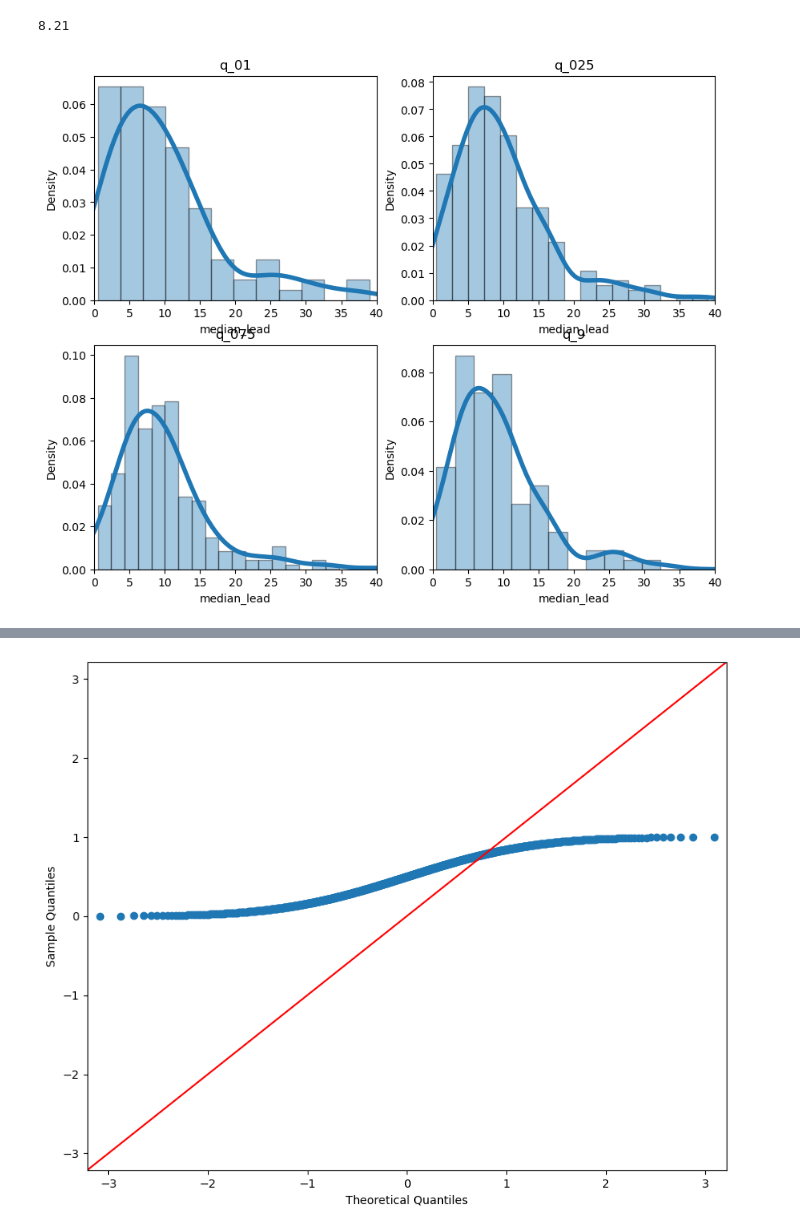
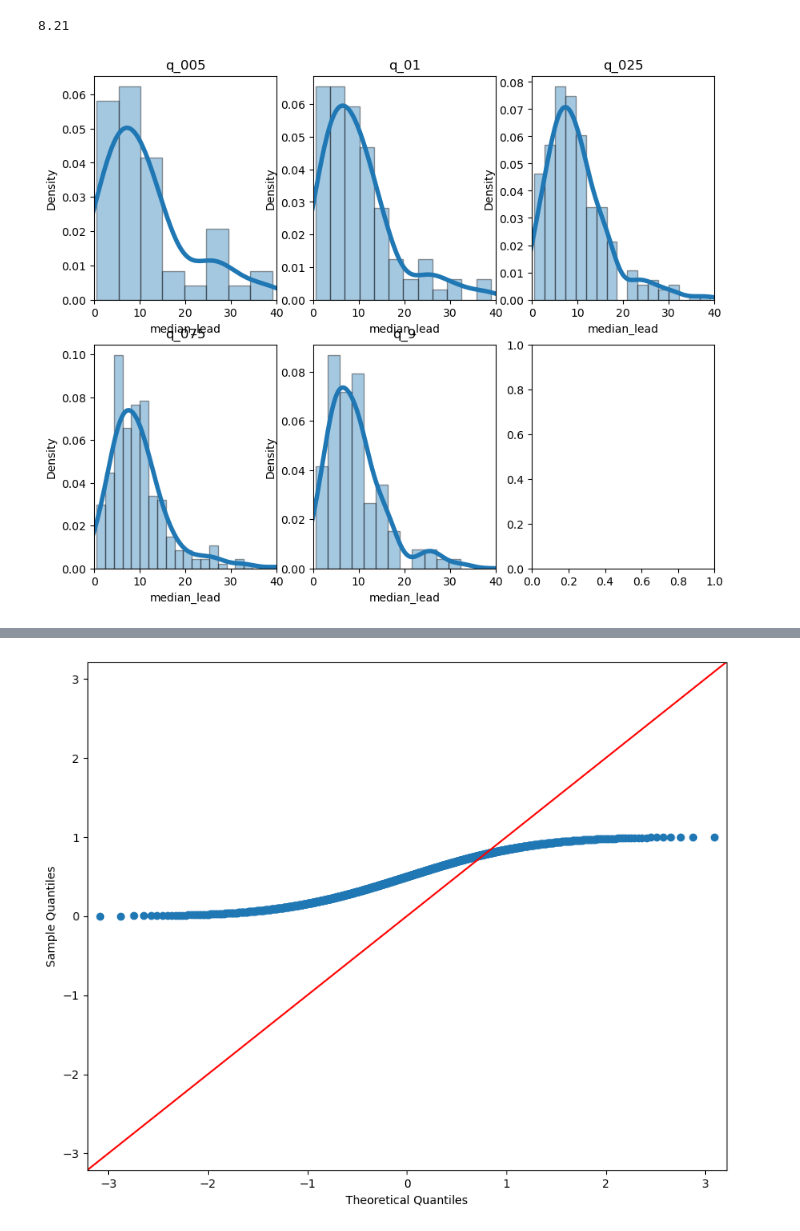
Before and after one commit to jacobhthomas/LeadWater, a Jupyter notebook: qr_income.ipynb, the cells around one changed output, grey strips where cells are left out. Drawn from its saved outputs; the diff is of its cells as text; code cells hidden in the pictures.

```diff
--- a/qr_income.ipynb
+++ b/qr_income.ipynb
@@ -239,19 +239,19 @@ q_9['median_lead'].median()
 # %% [output]
 8.21
 # %%
-lst_q = [q_01, q_025, q_075, q_9]
-q_names = ['q_01', 'q_025', 'q_075', 'q_9']
-fig,axs = plt.subplots(2,2)
+lst_q = [q_005,q_01, q_025, q_075, q_9]
+q_names = ['q_005','q_01', 'q_025', 'q_075', 'q_9']
+fig,axs = plt.subplots(2,3)
 plt.rcParams['figure.figsize'] = 10, 8
 # plt.rcParams['font.size'] = 5
 
 for i, ax in zip(range(len(lst_q)), axs.flatten()):
     sns.distplot(lst_q[i]['median_lead'], ax=ax, hist=True, kde=True,
              hist_kws={'edgecolor':'black'},
              kde_kws={'linewidth': 4})
     ax.set_xlim(0, 40)
     ax.set_title(q_names[i])
 
 plt.show()
 # %% [output]
-[figure, old version]
+[figure, new version]
```
Also changed, not shown: parts of 3 cells of this notebook.
